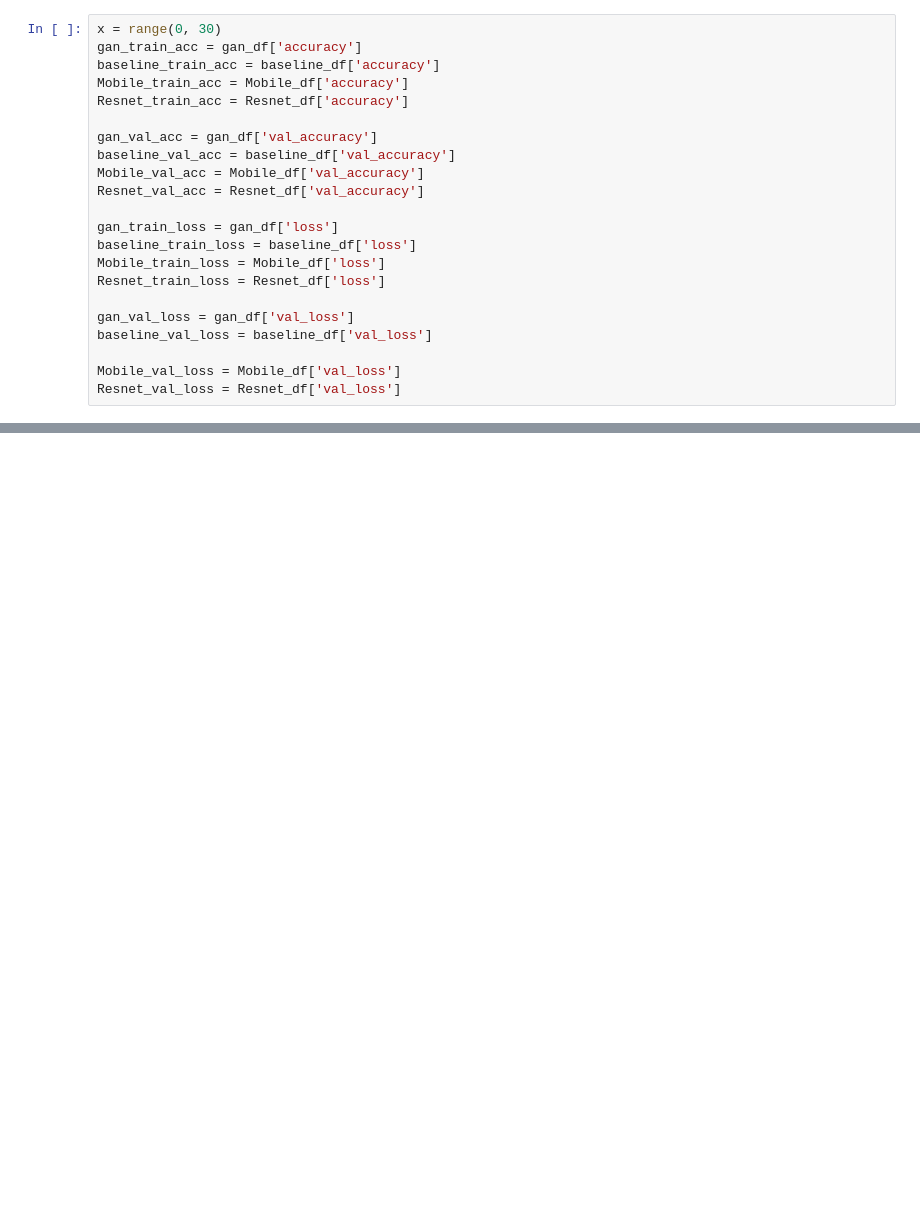
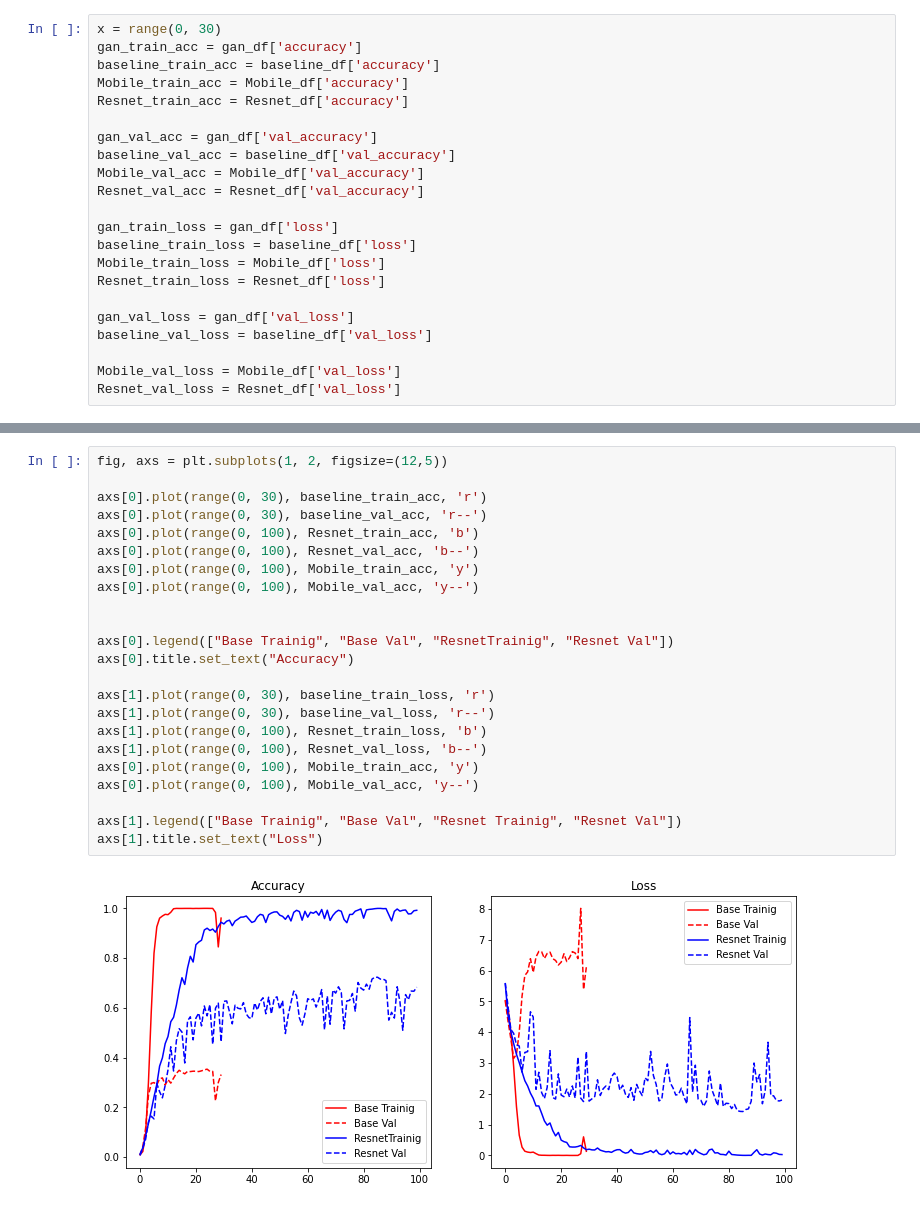
Before and after one commit to bochendong/few_shot_classification, a Jupyter notebook: code/history/plot.ipynb, the cells around one changed output, grey strips where cells are left out. Drawn from its saved outputs; the diff is of its cells as text; blank space fills up the shorter version.

```diff
--- a/code/history/plot.ipynb
+++ b/code/history/plot.ipynb
@@ -64,0 +105,25 @@ axs[1].title.set_text("GAN")
+# %%
+fig, axs = plt.subplots(1, 2, figsize=(12,5))
+
+axs[0].plot(range(0, 30), baseline_train_acc, 'r')
+axs[0].plot(range(0, 30), baseline_val_acc, 'r--')
+axs[0].plot(range(0, 100), Resnet_train_acc, 'b')
+axs[0].plot(range(0, 100), Resnet_val_acc, 'b--')
+axs[0].plot(range(0, 100), Mobile_train_acc, 'y')
+axs[0].plot(range(0, 100), Mobile_val_acc, 'y--')
+
+
+axs[0].legend(["Base Trainig", "Base Val", "ResnetTrainig", "Resnet Val"])
+axs[0].title.set_text("Accuracy")
+
+axs[1].plot(range(0, 30), baseline_train_loss, 'r')
+axs[1].plot(range(0, 30), baseline_val_loss, 'r--')
+axs[1].plot(range(0, 100), Resnet_train_loss, 'b')
+axs[1].plot(range(0, 100), Resnet_val_loss, 'b--')
+axs[0].plot(range(0, 100), Mobile_train_acc, 'y')
+axs[0].plot(range(0, 100), Mobile_val_acc, 'y--')
+
+axs[1].legend(["Base Trainig", "Base Val", "Resnet Trainig", "Resnet Val"])
+axs[1].title.set_text("Loss")
+# %% [output]
+[figure, added]
```
Also changed, not shown: parts of 4 cells of this notebook.
